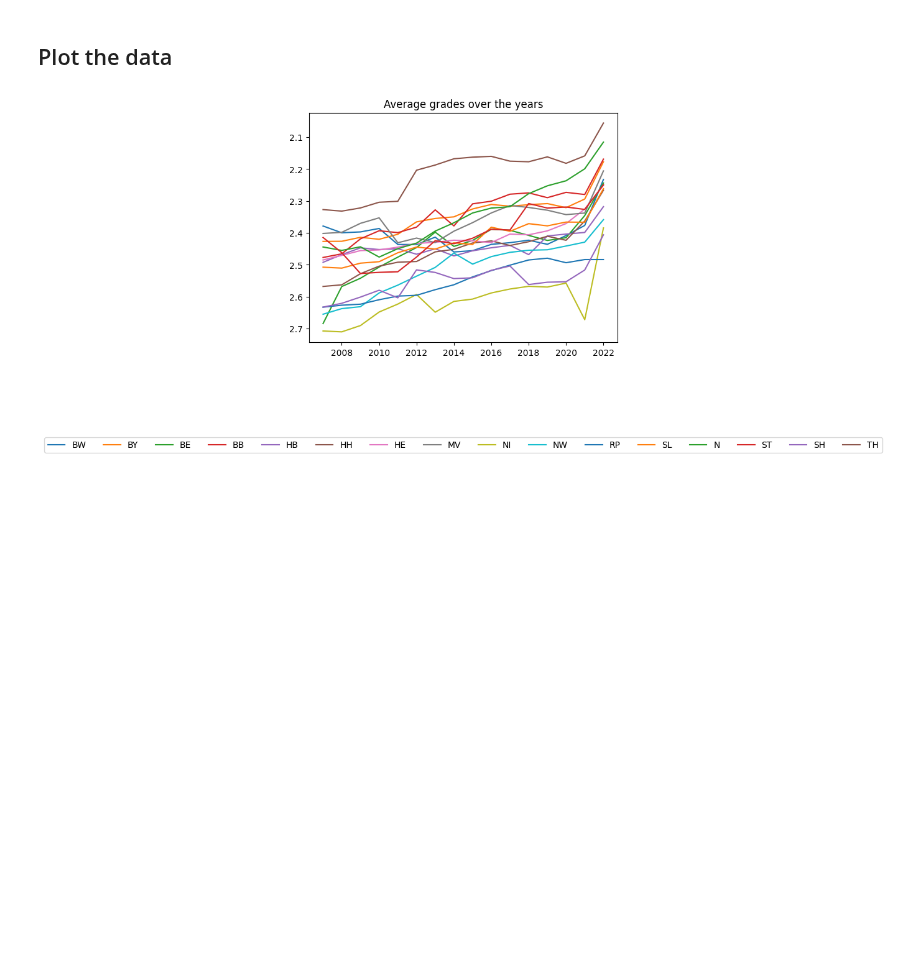
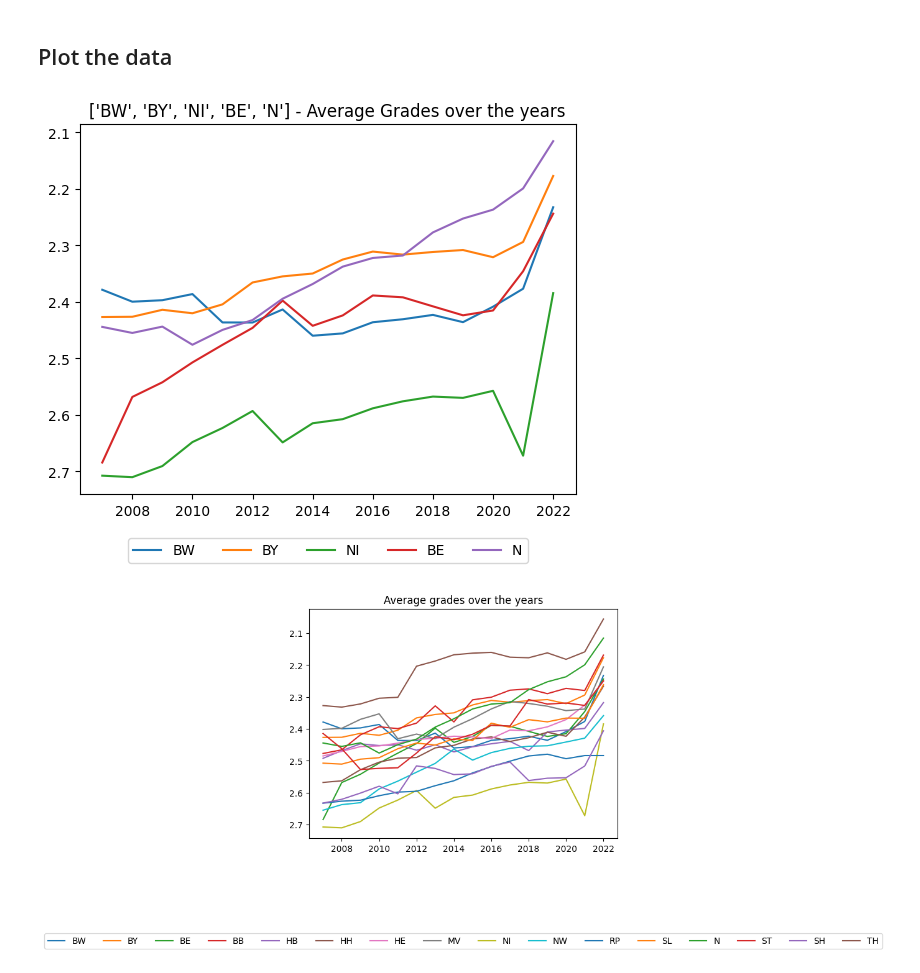
Before and after one commit to KarylReyne/DataLiteracyWS23, a Jupyter notebook: src/data_lit_covid_school/overview_grades.ipynb, the cells around one changed output. Drawn from its saved outputs; the diff is of its cells as text; code cells hidden in the pictures; blank space fills up the shorter version.

```diff
--- a/src/data_lit_covid_school/overview_grades.ipynb
+++ b/src/data_lit_covid_school/overview_grades.ipynb
@@ -86,15 +94,16 @@ def get_average_grades_by_year_and_state(flat_data: pd.DataFrame, states=["BW"])
 # %%
 STATES = ["BW", "BY", "NI", "BE", "N"]
 
 
 fig, axs = plt.subplots(1, 1)
 axs.set_title(f"{STATES} - Average Grades over the years")
 data = get_average_grades_by_year_and_state(grades_flat, STATES)
 axs.plot(data)
 axs.invert_yaxis()
 axs.legend(loc='upper center', bbox_to_anchor=(0.5, -0.1), ncol=len(data.columns), labels=data.columns)
 plt.show()
-data
+# %% [output]
+[figure, added]
 # %%
 
 plot_data = get_average_grades_by_year_and_state(grades_flat, grades_flat.columns.get_level_values(0))
```
Also changed, not shown: parts of 9 cells of this notebook, 1 other file.
